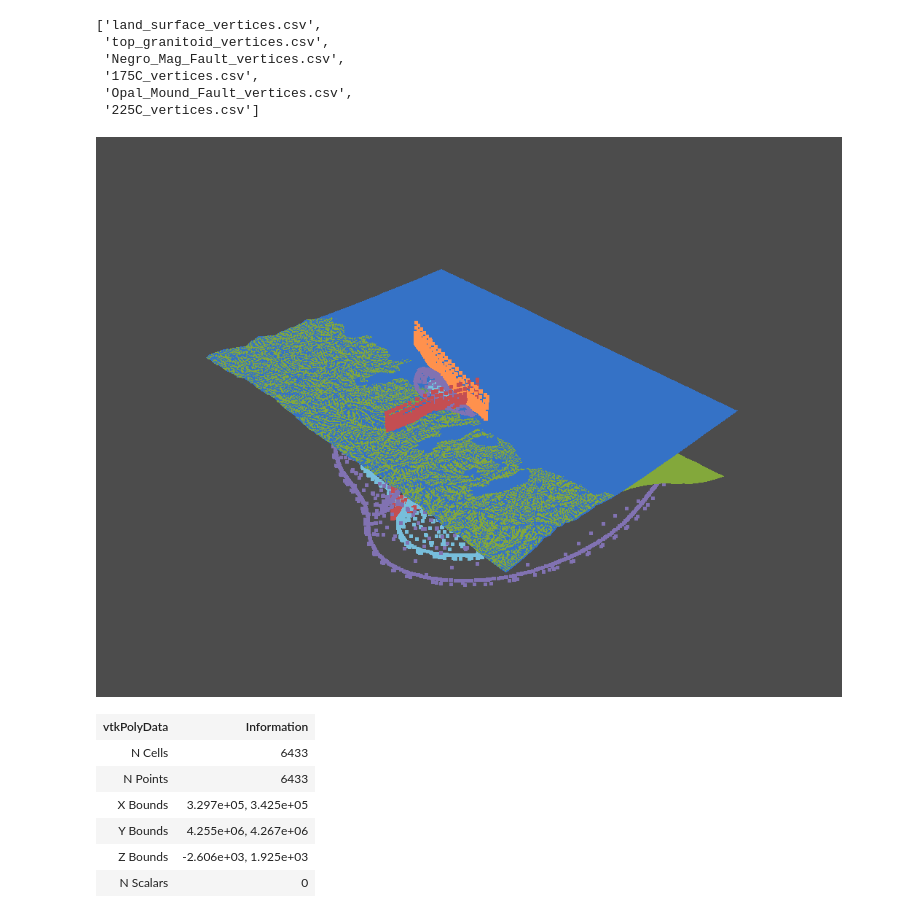
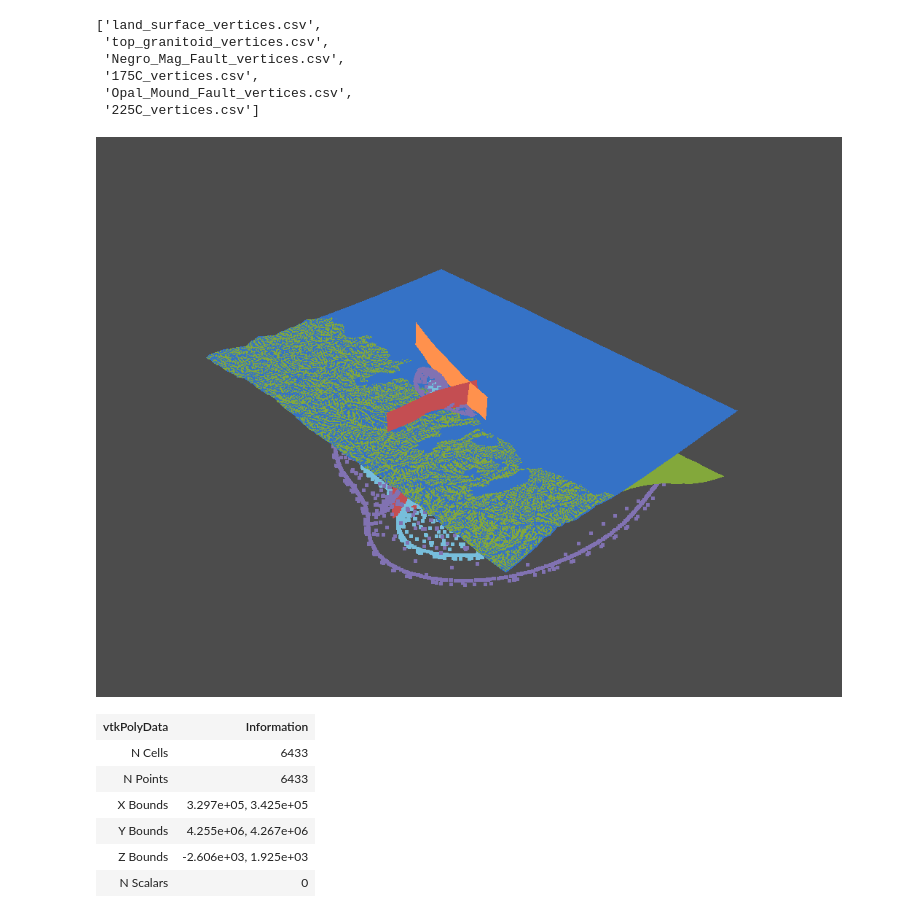
Before and after one commit to OpenGeoVis/GeothermalDesignChallenge, a Jupyter notebook: codebooks/File IO.ipynb, the cells around one changed output. Drawn from its saved outputs; the diff is of its cells as text; code cells hidden in the pictures.

```diff
--- a/codebooks/File IO.ipynb
+++ b/codebooks/File IO.ipynb
@@ -79,17 +79,17 @@ gdc19.list_filenames('surfaces')
 # %%
 surfaces[0, 'land_surface'] = gdc19.read_surface_verts(gdc19.get_surfaces_path('land_surface_vertices.csv'),
                                                                                grid=True)
 surfaces[1, 'top_granitoid'] = gdc19.read_surface_verts(gdc19.get_surfaces_path('top_granitoid_vertices.csv'),
                                                         grid=True)
-surfaces[2, 'negro_mag_fault']  = gdc19.read_surface_verts(gdc19.get_surfaces_path('Negro_Mag_Fault_vertices.csv'))
+surfaces[2, 'negro_mag_fault']  = gdc19.delauney(gdc19.read_surface_verts(gdc19.get_surfaces_path('Negro_Mag_Fault_vertices.csv')))
 surfaces[3, '175c'] = gdc19.read_surface_verts(gdc19.get_surfaces_path('175C_vertices.csv'))
-surfaces[4, 'opal_mound_fault'] = gdc19.read_surface_verts(gdc19.get_surfaces_path('Opal_Mound_Fault_vertices.csv'))
+surfaces[4, 'opal_mound_fault'] = gdc19.delauney(gdc19.read_surface_verts(gdc19.get_surfaces_path('Opal_Mound_Fault_vertices.csv')))
 surfaces[5, '225c'] = gdc19.read_surface_verts(gdc19.get_surfaces_path('225C_vertices.csv'))
 surfaces.plot(notebook=True, show_edges=False, multi_colors=True)
 
 #
 # %% [output]
-[figure, old version]
+[figure, new version]
 # %%
 surf = surfaces['225c']
 topo = surfaces['land_surface']
```
Also changed, not shown: parts of 8 cells of this notebook, 1 other file.
